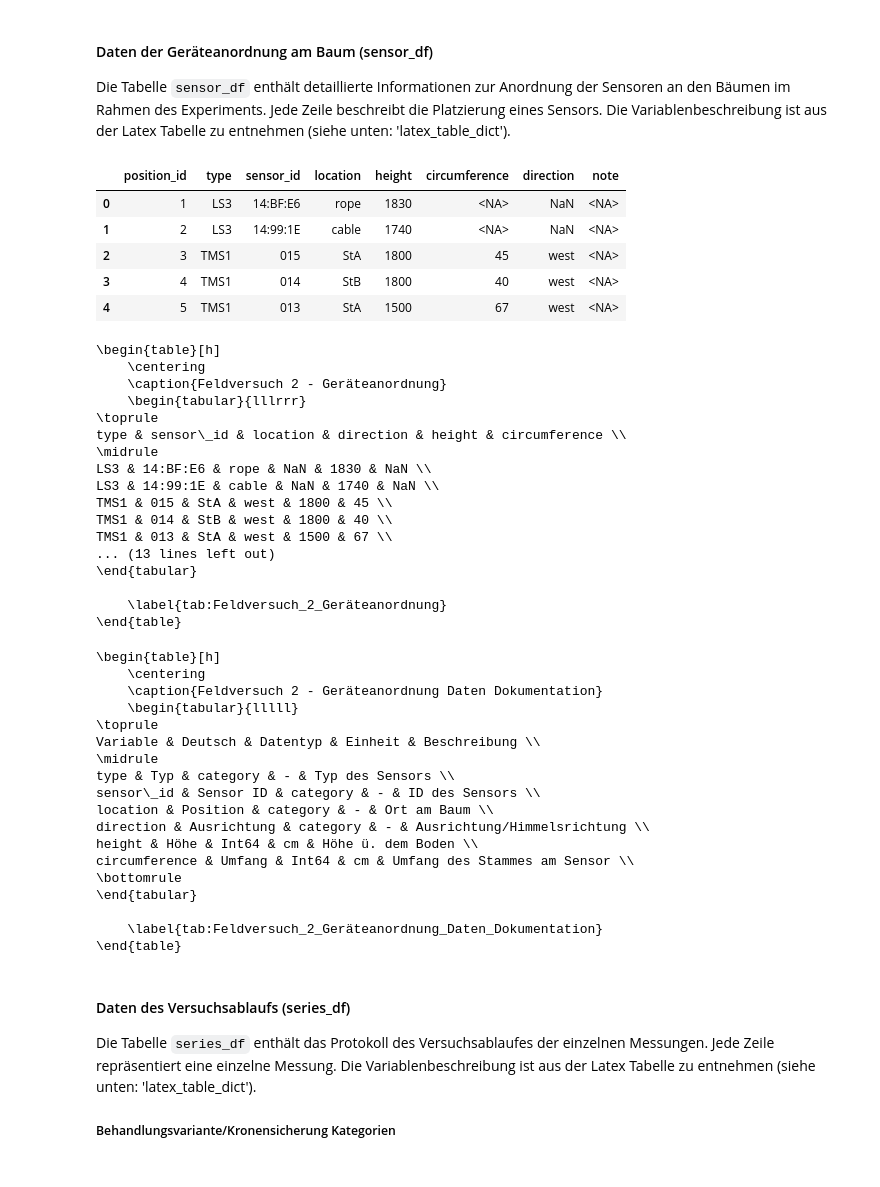
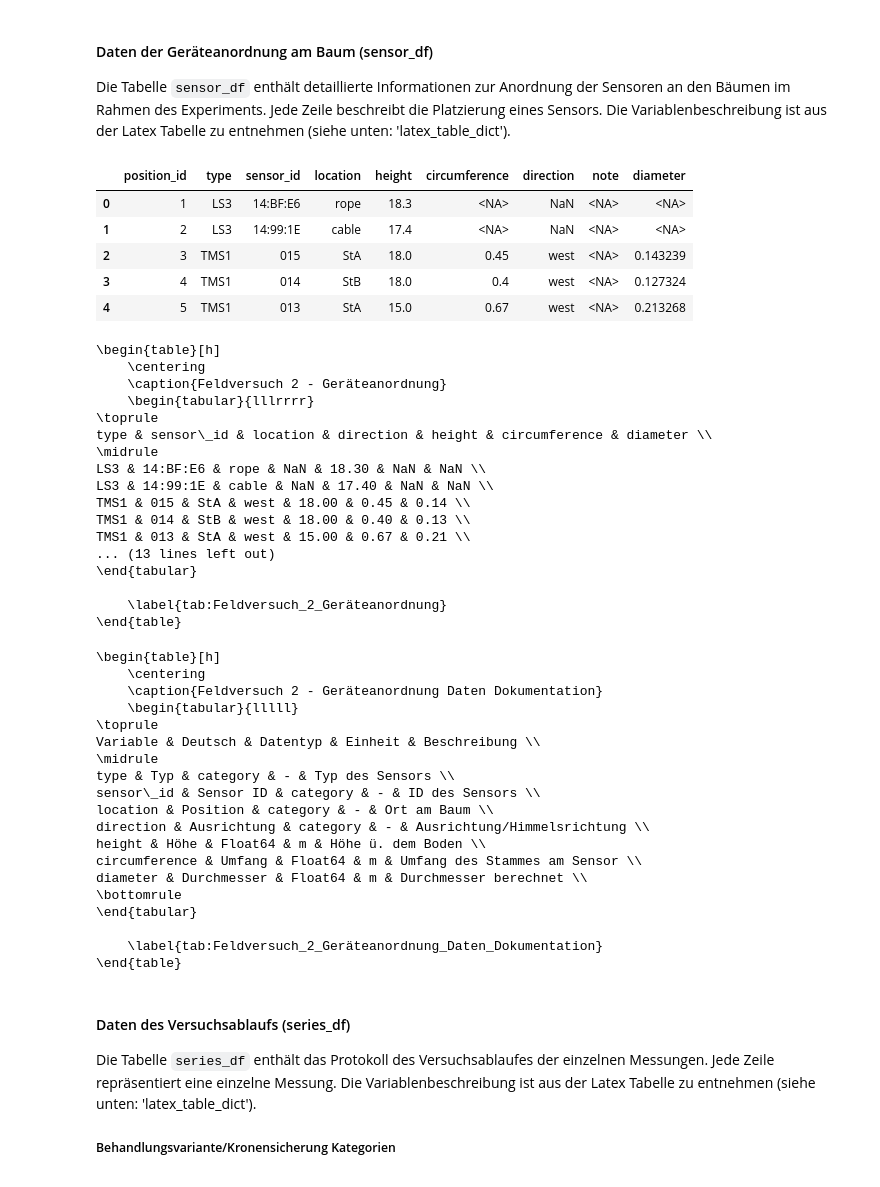
Before and after one commit to kyellsen/2023_Kronensicherung_Plesse_Kraefte_Schwingungen, a Jupyter notebook: 2023_Kronensicherung_Plesse_Kraefte_Schwingungen.ipynb, the cells around one changed output. Drawn from its saved outputs; the diff is of its cells as text; code cells hidden in the pictures.

```diff
--- a/2023_Kronensicherung_Plesse_Kraefte_Schwingungen.ipynb
+++ b/2023_Kronensicherung_Plesse_Kraefte_Schwingungen.ipynb
@@ -173,30 +173,34 @@ Die Tabelle `sensor_df` enthält detaillierte Informationen zur Anordnung der Se
 # %%
 sensor_position_file = data_path / 'sensor_position.csv'
 dtype_dict = {
     'position_id': 'Int64',
     'type': 'category',
     'sensor_id': 'category',
     'location': 'category',
     'height': 'Int64',
     'circumference': 'Int64',
     'direction': 'category',
     'note': 'string'
 }
+# Original DataFrame
 sensor_df = pd.read_csv(sensor_position_file, sep=';', decimal=',', na_values='NA', dtype=dtype_dict)
+sensor_df["height"] = sensor_df["height"] / 100
+sensor_df["circumference"] = sensor_df["circumference"]  / 100
+sensor_df["diameter"] = sensor_df["circumference"] / np.pi
 sensor_df.head()
 # %% [output]
-|  | position_id | type | sensor_id | location | height | circumference | direction | note |
-| 0 | 1 | LS3 | 14:BF:E6 | rope | 1830 | <NA> | NaN | <NA> |
-| 1 | 2 | LS3 | 14:99:1E | cable | 1740 | <NA> | NaN | <NA> |
-| 2 | 3 | TMS1 | 015 | StA | 1800 | 45 | west | <NA> |
-| 3 | 4 | TMS1 | 014 | StB | 1800 | 40 | west | <NA> |
-| 4 | 5 | TMS1 | 013 | StA | 1500 | 67 | west | <NA> |
+|  | position_id | type | sensor_id | location | height | circumference | direction | note | diameter |
+| 0 | 1 | LS3 | 14:BF:E6 | rope | 18.3 | <NA> | NaN | <NA> | <NA> |
+| 1 | 2 | LS3 | 14:99:1E | cable | 17.4 | <NA> | NaN | <NA> | <NA> |
+| 2 | 3 | TMS1 | 015 | StA | 18.0 | 0.45 | west | <NA> | 0.143239 |
+| 3 | 4 | TMS1 | 014 | StB | 18.0 | 0.4 | west | <NA> | 0.127324 |
+| 4 | 5 | TMS1 | 013 | StA | 15.0 | 0.67 | west | <NA> | 0.213268 |
 # %%
 #sensor_df.dtypes
 # %%
 # Latex Ausgabe der Tabelle zur Übernahme in Dokument
-sensor_df_latex = sensor_df.copy()[["type", "sensor_id", "location", "direction", "height", "circumference"]]
-latex_string = sensor_df_latex.to_latex(index=False, escape=True, column_format="lllrrr", float_format="{:0.2f}".format)
+sensor_df_latex = sensor_df.copy()[["type", "sensor_id", "location", "direction", "height", "circumference", "diameter"]]
+latex_string = sensor_df_latex.to_latex(index=False, escape=True, column_format="lllrrrr", float_format="{:0.2f}".format)
 
 latex_table = f"""
 \\begin{{table}}[h]
@@ -212,15 +216,15 @@ print(latex_table)
 \begin{table}[h]
     \centering
     \caption{Feldversuch 2 - Geräteanordnung}
-    \begin{tabular}{lllrrr}
+    \begin{tabular}{lllrrrr}
 \toprule
-type & sensor\_id & location & direction & height & circumference \\
+type & sensor\_id & location & direction & height & circumference & diameter \\
 \midrule
-LS3 & 14:BF:E6 & rope & NaN & 1830 & NaN \\
-LS3 & 14:99:1E & cable & NaN & 1740 & NaN \\
-TMS1 & 015 & StA & west & 1800 & 45 \\
-TMS1 & 014 & StB & west & 1800 & 40 \\
-TMS1 & 013 & StA & west & 1500 & 67 \\
+LS3 & 14:BF:E6 & rope & NaN & 18.30 & NaN & NaN \\
+LS3 & 14:99:1E & cable & NaN & 17.40 & NaN & NaN \\
+TMS1 & 015 & StA & west & 18.00 & 0.45 & 0.14 \\
+TMS1 & 014 & StB & west & 18.00 & 0.40 & 0.13 \\
+TMS1 & 013 & StA & west & 15.00 & 0.67 & 0.21 \\
 ... (13 lines left out)
 \end{tabular}
 
@@ -230,11 +234,11 @@ TMS1 & 013 & StA & west & 1500 & 67 \\
 # Data Dictionary erstellen
 data_dict = {
     "Variable": sensor_df_latex.columns.tolist(),
-    "Deutsch": ["Typ", "Sensor ID", "Position", "Ausrichtung", "Höhe", "Umfang"],
+    "Deutsch": ["Typ", "Sensor ID", "Position", "Ausrichtung", "Höhe", "Umfang", "Durchmesser"],
     "Datentyp": [str(dtype) for dtype in sensor_df_latex.dtypes.tolist()],
-    "Einheit": ["-", "-", "-", "-", "cm", "cm"],
+    "Einheit": ["-", "-", "-", "-", "m", "m", "m"],
     "Beschreibung": ["Typ des Sensors", "ID des Sensors", "Ort am Baum", "Ausrichtung/Himmelsrichtung",
-                     "Höhe ü. dem Boden", "Umfang des Stammes am Sensor"]
+                     "Höhe ü. dem Boden", "Umfang des Stammes am Sensor", "Durchmesser berechnet"]
 }
 
 # Dataframe für das Data Dictionary erstellen
@@ -262,8 +266,9 @@ type & Typ & category & - & Typ des Sensors \\
 sensor\_id & Sensor ID & category & - & ID des Sensors \\
 location & Position & category & - & Ort am Baum \\
 direction & Ausrichtung & category & - & Ausrichtung/Himmelsrichtung \\
-height & Höhe & Int64 & cm & Höhe ü. dem Boden \\
-circumference & Umfang & Int64 & cm & Umfang des Stammes am Sensor \\
+height & Höhe & Float64 & m & Höhe ü. dem Boden \\
+circumference & Umfang & Float64 & m & Umfang des Stammes am Sensor \\
+diameter & Durchmesser & Float64 & m & Durchmesser berechnet \\
 \bottomrule
 \end{tabular}
 
```
Also changed, not shown: parts of 153 cells of this notebook.
